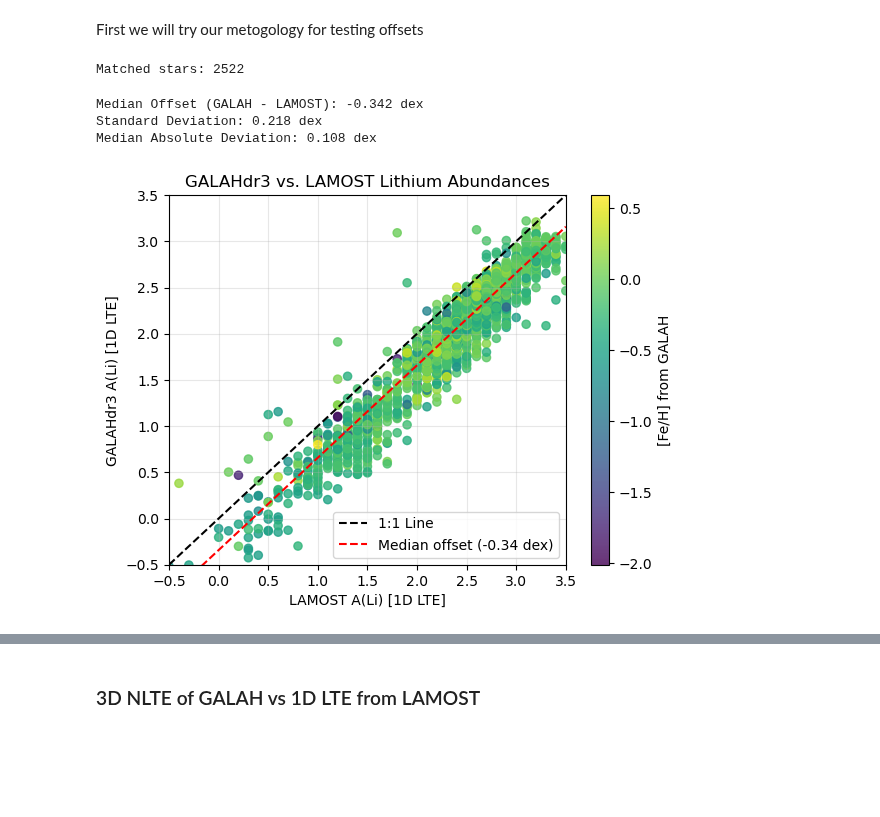
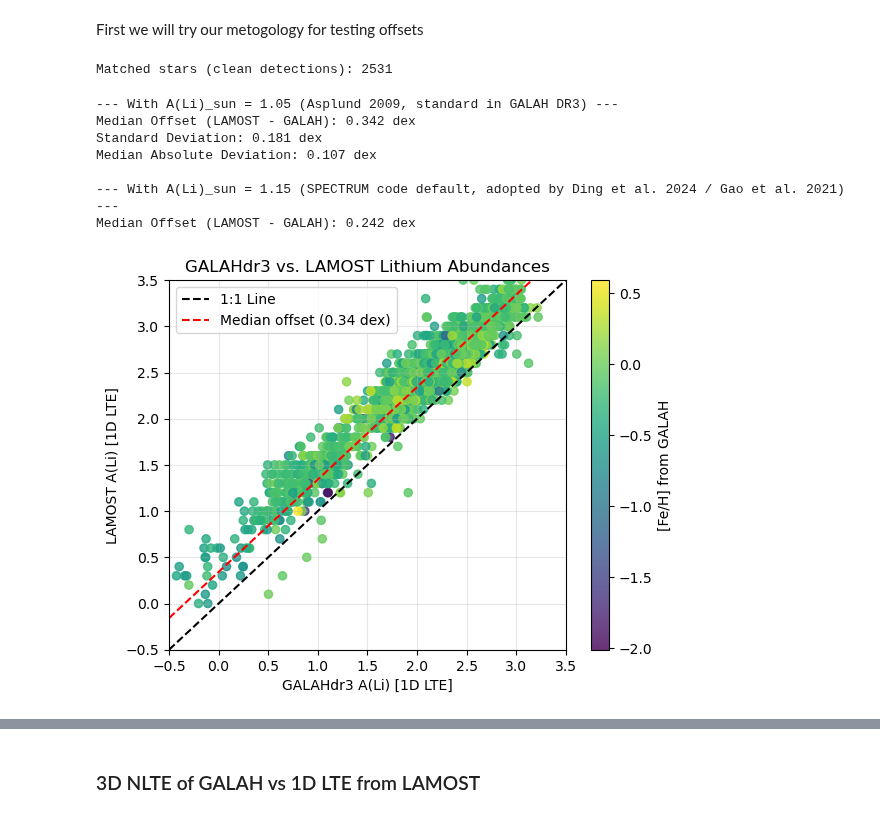
Before and after one commit to juanpabloidarraga/master_thesis, a Jupyter notebook: code/Sidequests/offset_galah_and_lamost.ipynb, the cells around one changed output, grey strips where cells are left out. Drawn from its saved outputs; the diff is of its cells as text; code cells hidden in the pictures; blank space fills up the shorter version.

Commit message:
Offset: New plots for the offset. New style for the plots.

```diff
--- a/code/Sidequests/offset_galah_and_lamost.ipynb
+++ b/code/Sidequests/offset_galah_and_lamost.ipynb
@@ -31,76 +31,100 @@ GALAHDR3_x_LAMOST = pd.read_csv(data_path + 'LAMOST_x_GALAHDR3.csv')
 #Li_fe
 #e_Li_fe
 # %%
+# Filtering criteria following Ding et al. (2024) Section IV and Gao et al. (2021):
+# 1. LAMOST spectra S/N > 20
+# 2. GALAH quality flags: flag_sp == 0, flag_fe_h == 0, flag_Li_fe == 0, snr_c3_iraf > 30
+# 3. Discard upper limits (Lim == 0)
+# 4. Uncertainty on [Li/Fe] and [Fe/H] < 0.2 dex (e_Li_fe < 0.2 and e_fe_h < 0.2)
 GALAHDR3_x_LAMOST = GALAHDR3_x_LAMOST[
-    (GALAHDR3_x_LAMOST['flag_fe_h'] == False) #sure. Good abundance flag
-    &(GALAHDR3_x_LAMOST['flag_Li_fe'] == False) #sure.
-    &(GALAHDR3_x_LAMOST['snr_c3_iraf'] > 30) #sure. Average SNR per pixel in the CCD3 (green) spectrum > 30
-    &(GALAHDR3_x_LAMOST['flag_sp'] == 0) #sure
-    &(GALAHDR3_x_LAMOST['S_N'] > 20)  #sure. Recomendation Ding et al 2024
-    #&(GALAHDR3_x_LAMOST['Lim'] == 0)  # detections only
-    &(GALAHDR3_x_LAMOST['e_DelA_Li_'] < 0.2) #not sure
-    &(GALAHDR3_x_LAMOST['e_Li_fe'] < 0.2)
-    &(GALAHDR3_x_LAMOST['e_fe_h']< 0.2)
+    (GALAHDR3_x_LAMOST['flag_fe_h'] == 0)
+    & (GALAHDR3_x_LAMOST['flag_Li_fe'] == 0)
+    & (GALAHDR3_x_LAMOST['snr_c3_iraf'] > 30)
+    & (GALAHDR3_x_LAMOST['flag_sp'] == 0)
+    & (GALAHDR3_x_LAMOST['S_N'] > 20)
+    & (GALAHDR3_x_LAMOST['Lim'] == 0)  # Detections only (Ding et al. 2024 Section IV)
+    & (GALAHDR3_x_LAMOST['e_Li_fe'] < 0.2)
+    & (GALAHDR3_x_LAMOST['e_fe_h'] < 0.2)
 ].copy()
-print(f'Matched stars: {len(GALAHDR3_x_LAMOST)}')
+print(f'Matched stars (clean detections): {len(GALAHDR3_x_LAMOST)}')
 # %% [output]
-Matched stars: 2522
+Matched stars (clean detections): 2531
 # %%
-# Compares 1D-LTE Li abundances from GALAH and 1D-LTE LAMOST for the same stars
+# Comparison between LAMOST MRS (1D-LTE) and GALAH DR3 (1D-NLTE)
 GALAHDR3_x_LAMOST['a_li_lamost'] = GALAHDR3_x_LAMOST['A_Li_']
-GALAHDR3_x_LAMOST['a_li_galah'] = GALAHDR3_x_LAMOST['Li_fe'] + GALAHDR3_x_LAMOST['fe_h'] + LI_ABUNDANCE_SUN
 
-GALAHDR3_x_LAMOST['delta_a_li'] = GALAHDR3_x_LAMOST['a_li_galah'] - GALAHDR3_x_LAMOST['a_li_lamost']
+# 1. With Asplund et al. (2009) solar scale (A(Li)_sun = 1.05 dex, adopted in GALAH DR3):
+GALAHDR3_x_LAMOST['a_li_galah_asplund'] = GALAHDR3_x_LAMOST['Li_fe'] + GALAHDR3_x_LAMOST['fe_h'] + 1.05
+GALAHDR3_x_LAMOST['delta_a_li_asplund'] = GALAHDR3_x_LAMOST['a_li_lamost'] - GALAHDR3_x_LAMOST['a_li_galah_asplund']
 
+# 2. With SPECTRUM / Anders & Grevesse (1989) solar scale (A(Li)_sun = 1.15 dex, adopted by Ding et al. 2024 / Gao et al. 2021):
+GALAHDR3_x_LAMOST['a_li_galah_spectrum'] = GALAHDR3_x_LAMOST['Li_fe'] + GALAHDR3_x_LAMOST['fe_h'] + 1.15
+GALAHDR3_x_LAMOST['delta_a_li_spectrum'] = GALAHDR3_x_LAMOST['a_li_lamost'] - GALAHDR3_x_LAMOST['a_li_galah_spectrum']
 
-med_offset = GALAHDR3_x_LAMOST['delta_a_li'].median()
-std_offset = GALAHDR3_x_LAMOST['delta_a_li'].std()
-mad_offset = stats.median_abs_deviation(GALAHDR3_x_LAMOST['delta_a_li'])
+# Default columns for plotting:
+GALAHDR3_x_LAMOST['a_li_galah'] = GALAHDR3_x_LAMOST['a_li_galah_asplund']
+GALAHDR3_x_LAMOST['delta_a_li'] = GALAHDR3_x_LAMOST['delta_a_li_asplund']
 
-print(f'Median Offset (GALAH - LAMOST): {med_offset:.3f} dex')
+med_offset_105 = GALAHDR3_x_LAMOST['delta_a_li_asplund'].median()
+med_offset_115 = GALAHDR3_x_LAMOST['delta_a_li_spectrum'].median()
+std_offset = GALAHDR3_x_LAMOST['delta_a_li_asplund'].std()
+mad_offset = stats.median_abs_deviation(GALAHDR3_x_LAMOST['delta_a_li_asplund'])
+
+med_offset = med_offset_105
+
+print(f'--- With A(Li)_sun = 1.05 (Asplund 2009, standard in GALAH DR3) ---')
+print(f'Median Offset (LAMOST - GALAH): {med_offset_105:.3f} dex')
 print(f'Standard Deviation: {std_offset:.3f} dex')
 print(f'Median Absolute Deviation: {mad_offset:.3f} dex')
+print()
+print(f'--- With A(Li)_sun = 1.15 (SPECTRUM code default, adopted by Ding et al. 2024 / Gao et al. 2021) ---')
+print(f'Median Offset (LAMOST - GALAH): {med_offset_115:.3f} dex')
 # %% [output]
-Median Offset (GALAH - LAMOST): -0.342 dex
-Standard Deviation: 0.218 dex
-Median Absolute Deviation: 0.108 dex
+--- With A(Li)_sun = 1.05 (Asplund 2009, standard in GALAH DR3) ---
+Median Offset (LAMOST - GALAH): 0.342 dex
+Standard Deviation: 0.181 dex
+Median Absolute Deviation: 0.107 dex
+
+--- With A(Li)_sun = 1.15 (SPECTRUM code default, adopted by Ding et al. 2024 / Gao et al. 2021) ---
+Median Offset (LAMOST - GALAH): 0.242 dex
 # %%
 #true plot
 sc = plt.scatter(
+    GALAHDR3_x_LAMOST['a_li_galah'],
     GALAHDR3_x_LAMOST['a_li_lamost'],
-    GALAHDR3_x_LAMOST['a_li_galah'],
+
     #c=K2_x_GALAH_LAMOST['teff'], # Temperature from GALAH
     c=GALAHDR3_x_LAMOST['fe_h'], # Iron over hydrogen from GALAH
     cmap='viridis',
     s=35,
     alpha=0.8,
 )
 
 lims = [-0.5, 3.5]
 
 # Black line for 1:1 relation
 plt.plot(lims, lims, 'k--', label='1:1 Line')
 
 # Red line for median offset
 plt.plot(
     lims,
     [x + med_offset for x in lims],
     'r--',
     label=f'Median offset ({med_offset:.2f} dex)',
 )
 
 plt.xlim(lims)
 plt.ylim(lims)
 
-plt.xlabel('LAMOST A(Li) [1D LTE]')
-plt.ylabel('GALAHdr3 A(Li) [1D LTE]')
+plt.ylabel('LAMOST A(Li) [1D LTE]')
+plt.xlabel('GALAHdr3 A(Li) [1D LTE]')
 plt.title('GALAHdr3 vs. LAMOST Lithium Abundances')
 
 plt.grid(True, alpha=0.3)
 plt.legend()
 
 plt.colorbar(sc, label='[Fe/H] from GALAH')
 
 plt.show()
 # %% [output]
-[figure, old version]
+[figure, new version]
```
Also changed, not shown: parts of 12 cells of this notebook, 2 other files.
